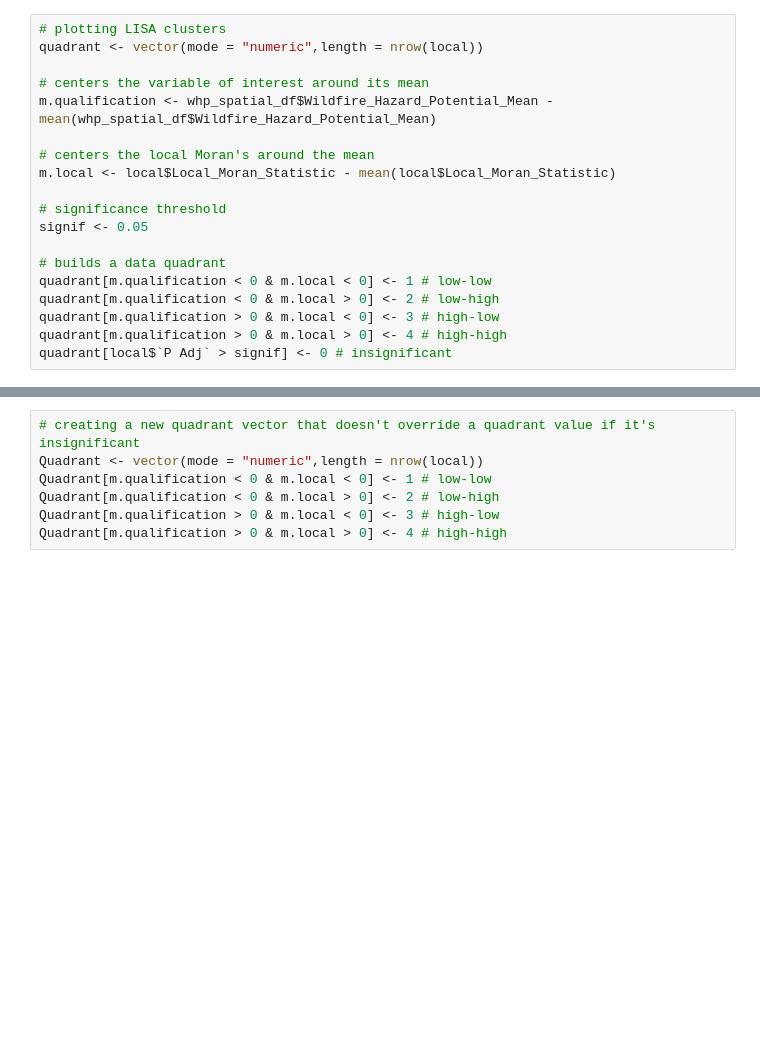
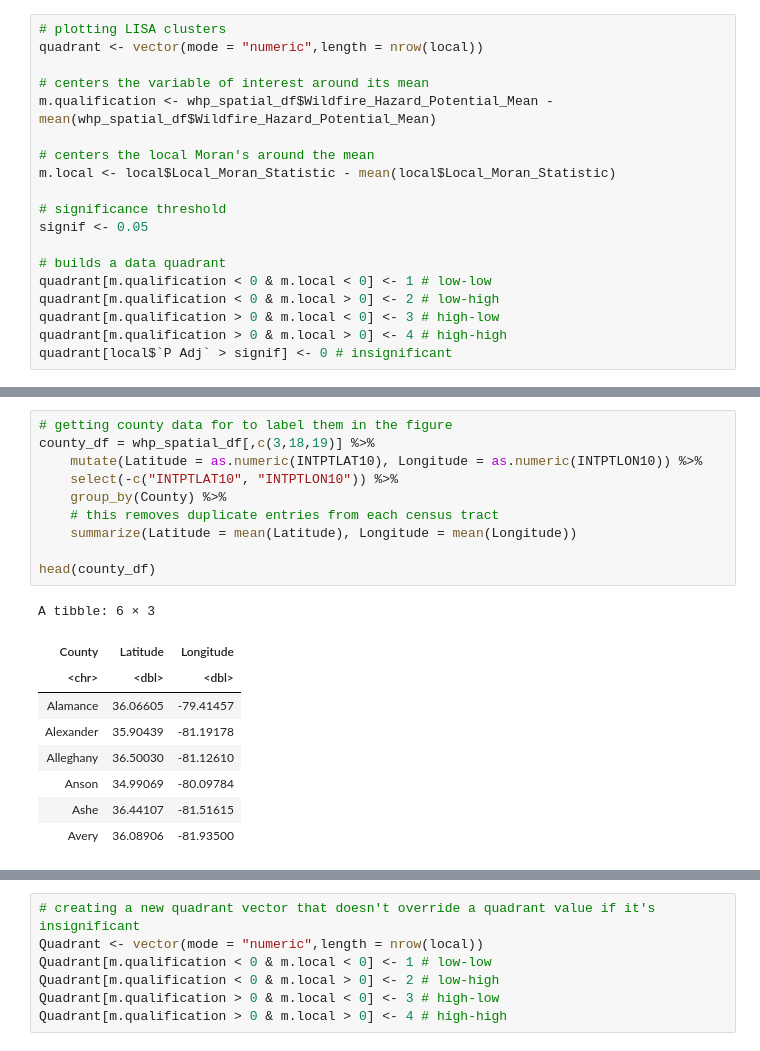
Before and after one commit to UNC-CEMALB/ENVIROSCAN, a Jupyter notebook: 6. Wildfire Risk Spatial Analysis/Wildfire Risk Spatial Analysis (Figure 2 & Table S3).ipynb, the cells around one changed output, grey strips where cells are left out. Cells and saved outputs as stored; diff of their text form; blank space fills up the shorter version.

```diff
--- a/6. Wildfire Risk Spatial Analysis/Wildfire Risk Spatial Analysis (Figure 2 & Table S3).ipynb
+++ b/6. Wildfire Risk Spatial Analysis/Wildfire Risk Spatial Analysis (Figure 2 & Table S3).ipynb
@@ -284 +296,21 @@ quadrant_intervals = as.character(findInterval(quadrant, brks , all.inside = FAL
+# %%
+# getting county data for to label them in the figure
+county_df = whp_spatial_df[,c(3,18,19)] %>%
+    mutate(Latitude = as.numeric(INTPTLAT10), Longitude = as.numeric(INTPTLON10)) %>%
+    select(-c("INTPTLAT10", "INTPTLON10")) %>%
+    group_by(County) %>%
+    # this removes duplicate entries from each census tract
+    summarize(Latitude = mean(Latitude), Longitude = mean(Longitude))
+
+head(county_df)
+# %% [output]
+A tibble: 6 × 3
+| County | Latitude | Longitude |
+| <chr> | <dbl> | <dbl> |
+| Alamance | 36.06605 | -79.41457 |
+| Alexander | 35.90439 | -81.19178 |
+| Alleghany | 36.50030 | -81.12610 |
+| Anson | 34.99069 | -80.09784 |
+| Ashe | 36.44107 | -81.51615 |
+| Avery | 36.08906 | -81.93500 |
 # %%
```
Also changed, not shown: parts of 6 cells of this notebook.
